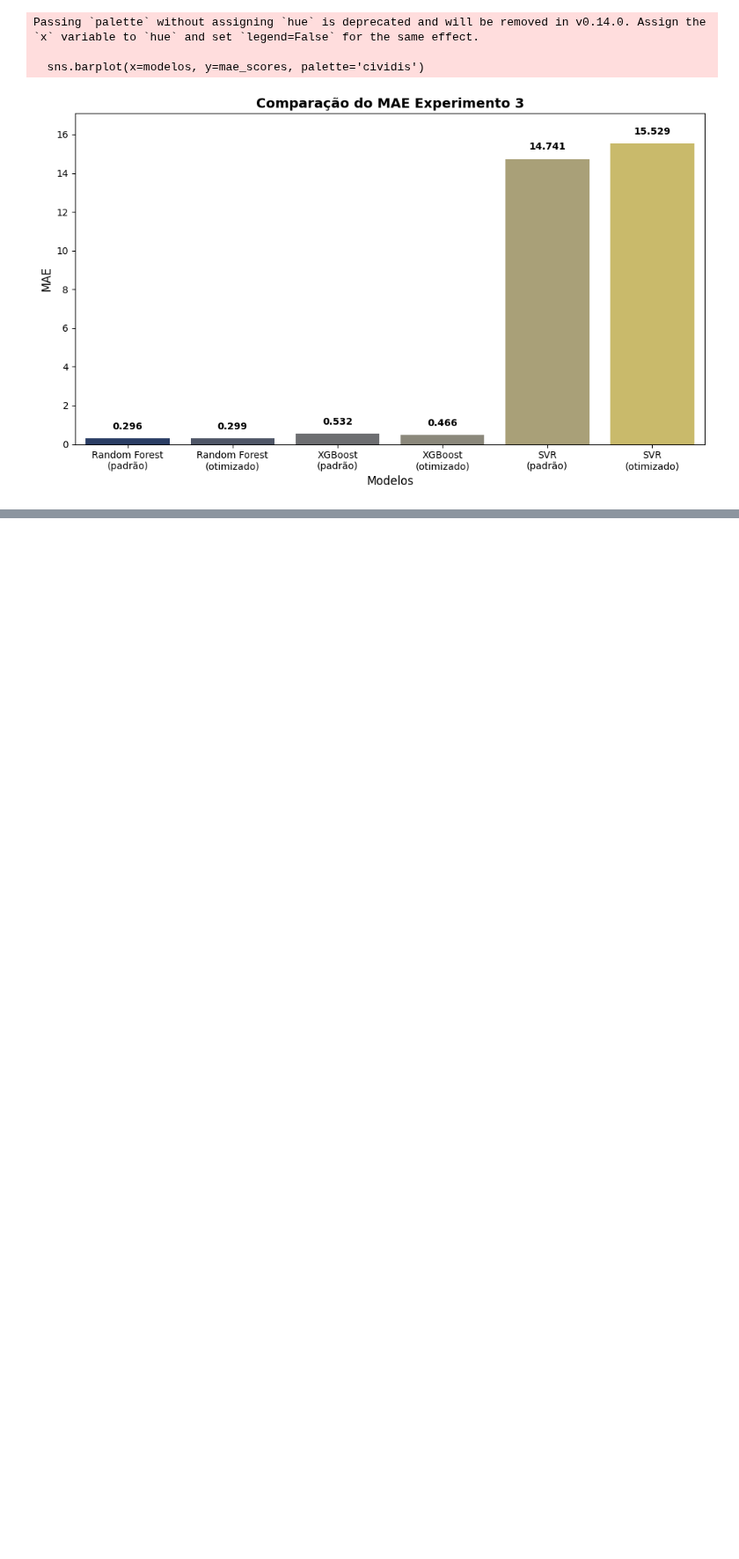
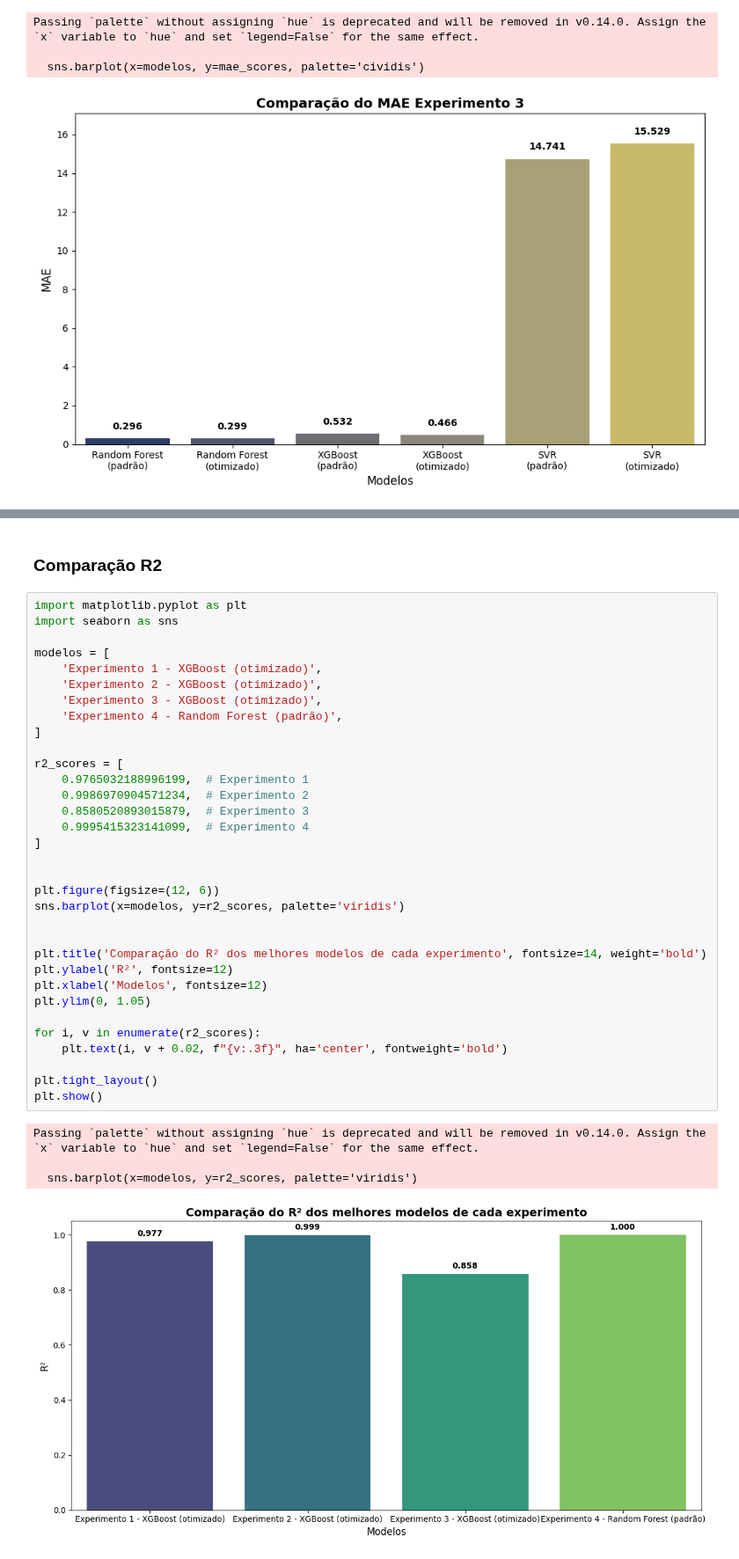
Before and after one commit to tracyxoxo/TCC-IA, a Jupyter notebook: TCC.ipynb, the cells around one changed output, grey strips where cells are left out. Shown at 88% size. Cells and saved outputs as stored; diff of their text form; blank space fills up the shorter version.

Commit message:
added graphics comparing different scores for the best model of each experiment

```diff
--- a/TCC.ipynb
+++ b/TCC.ipynb
@@ -2406,0 +2409,40 @@ Passing `palette` without assigning `hue` is deprecated and will be removed in v
+# %% [markdown]
+### Comparação R2
+# %%
+import matplotlib.pyplot as plt
+import seaborn as sns
+
+modelos = [
+    'Experimento 1 - XGBoost (otimizado)',
+    'Experimento 2 - XGBoost (otimizado)',
+    'Experimento 3 - XGBoost (otimizado)',
+    'Experimento 4 - Random Forest (padrão)',
+]
+
+r2_scores = [
+    0.9765032188996199,  # Experimento 1
+    0.9986970904571234,  # Experimento 2
+    0.8580520893015879,  # Experimento 3
+    0.9995415323141099,  # Experimento 4
+]
+
+
+plt.figure(figsize=(12, 6))
+sns.barplot(x=modelos, y=r2_scores, palette='viridis')
+
+
+plt.title('Comparação do R² dos melhores modelos de cada experimento', fontsize=14, weight='bold')
+plt.ylabel('R²', fontsize=12)
+plt.xlabel('Modelos', fontsize=12)
+plt.ylim(0, 1.05)
+
+for i, v in enumerate(r2_scores):
+    plt.text(i, v + 0.02, f"{v:.3f}", ha='center', fontweight='bold')
+
+plt.tight_layout()
+plt.show()
+# %% [output]
+Passing `palette` without assigning `hue` is deprecated and will be removed in v0.14.0. Assign the `x` variable to `hue` and set `legend=False` for the same effect.
+
+  sns.barplot(x=modelos, y=r2_scores, palette='viridis')
+[figure, added]
```
Also changed, not shown: parts of 7 cells of this notebook.
